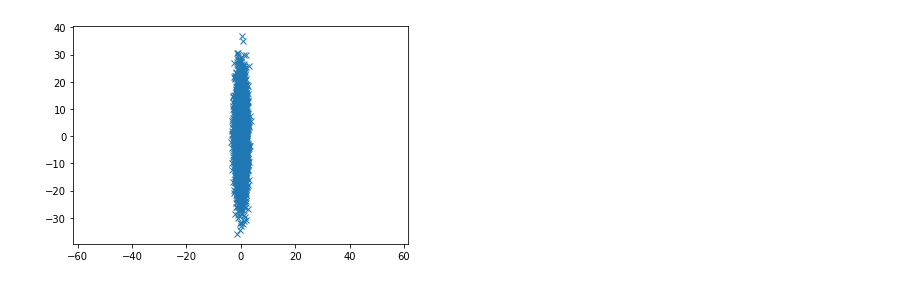
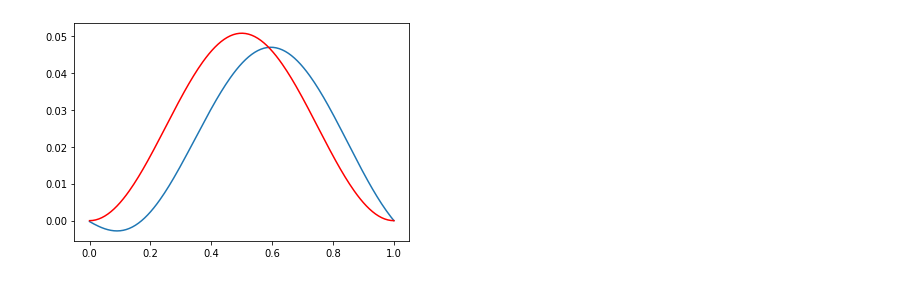
Before and after one commit to MrzLen/MSc_Thesis, a Jupyter notebook: poisson.ipynb, the cells around one changed output. Cells and saved outputs as stored; diff of their text form; code cells hidden in the pictures.

```diff
--- a/poisson.ipynb
+++ b/poisson.ipynb
@@ -127,10 +100,13 @@ np.random.multivariate_normal(mean, var, (3, 3))
-# %%
-mean1 = [0, 0]
-cov1 = [[1, 0], [0, 100]]
-
-x, y = np.random.multivariate_normal(mean1, cov1, 5000).T
-plt.plot(x, y, 'x')
-plt.axis('equal')
-plt.show()
-# %% [output]
-[figure, removed]
+# %%
+poisson = PMM(g1, b1, gauss_kernel_derixx, gauss_kernel, gauss_kernel_deriyy, gauss_kernel, 0, 1, D, gauss_kernel, gauss_kernel_derixxyy, gauss_kernel_derixx, gauss_kernel_deriyy, gauss_kernel)
+
+N = 200
+X = [(1/N)*i for i in range(N)]
+mean1, var1 = poisson.posterior(X, 10, 2)
+
+# compare the mean of multivariate normal with true solution
+plt.plot(np.linspace(0, 1, N),  mean1)
+plt.plot(np.linspace(0, 1, N), real_u(np.linspace(0, 1, N)), color = 'r')
+plt.show()
+# %% [output]
+[figure, added]
```
Also changed, not shown: parts of 19 cells of this notebook, 12 other files.
